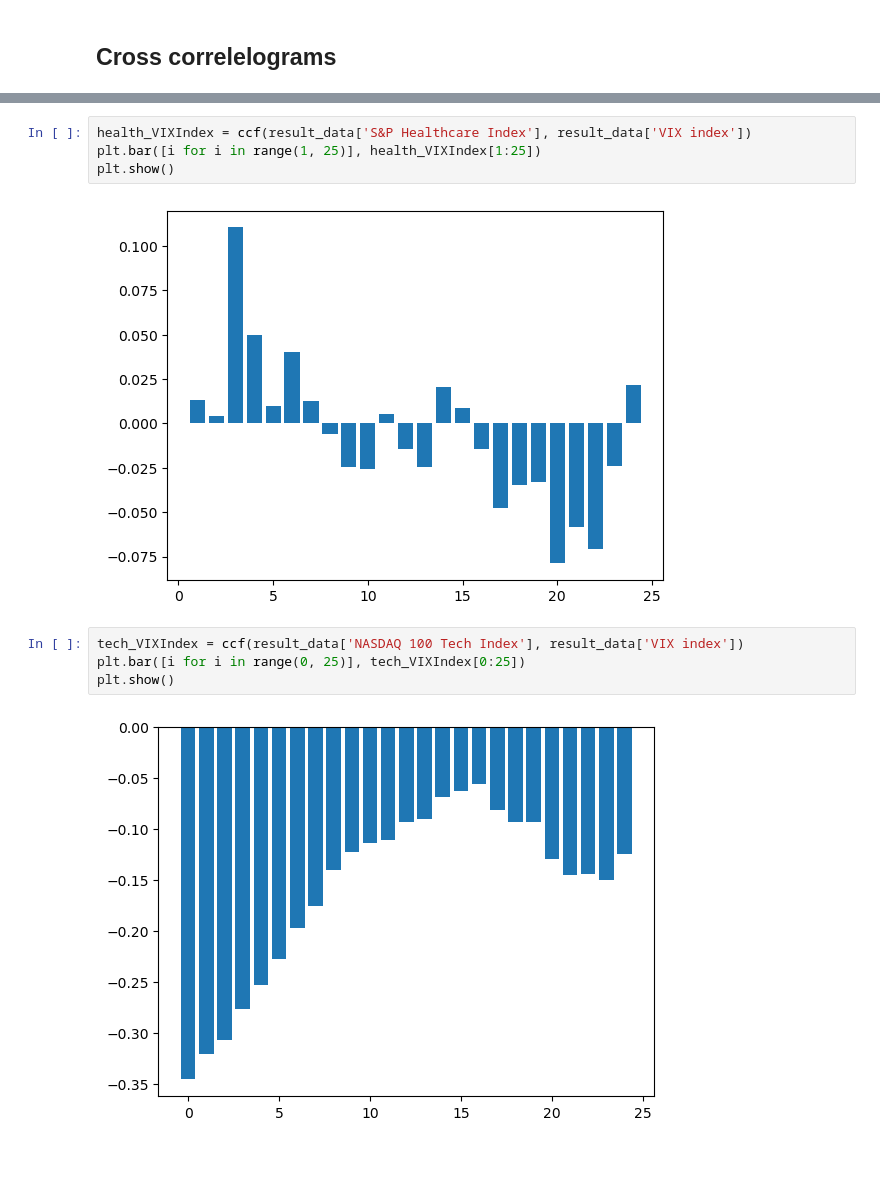
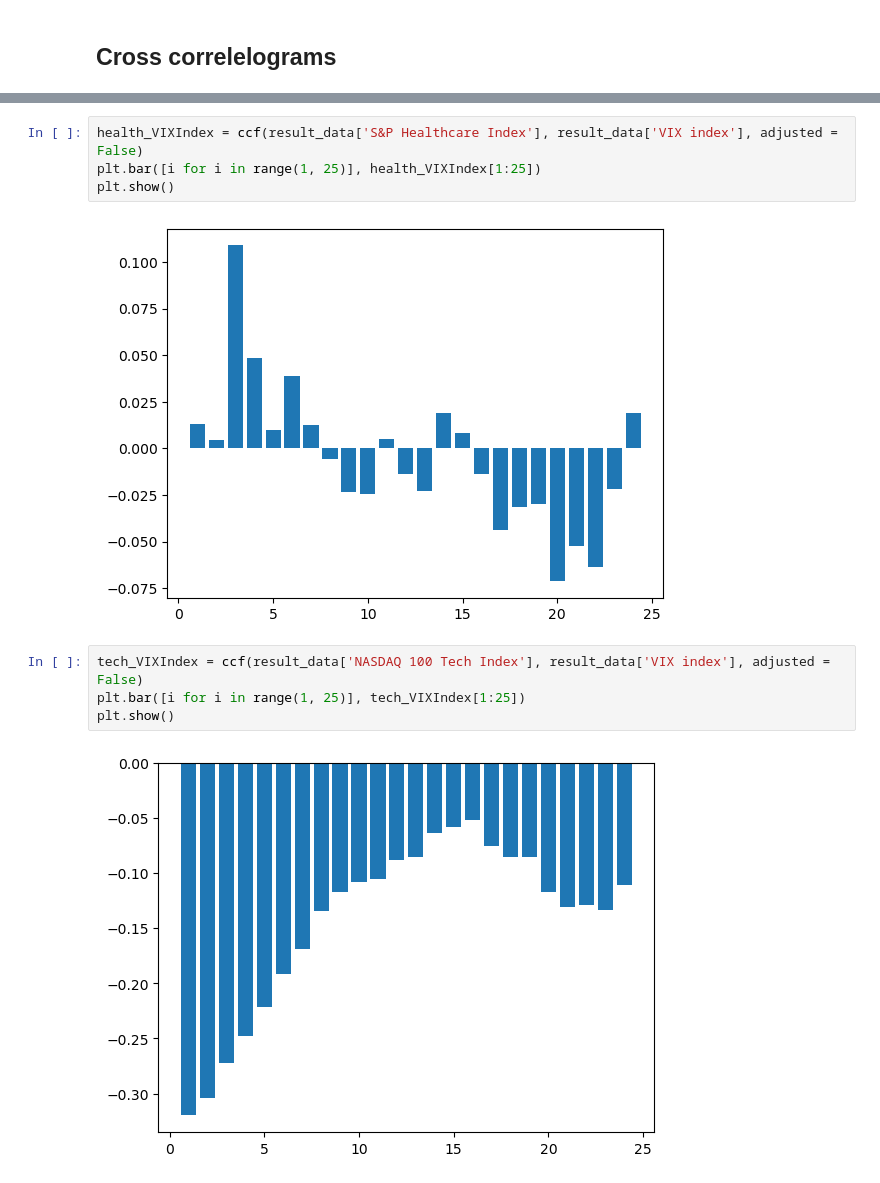
Before and after one commit to dg3358/ACTU-5842-Project, a Jupyter notebook: project_code.ipynb, the cells around one changed output, grey strips where cells are left out. Drawn from its saved outputs; the diff is of its cells as text.

```diff
--- a/project_code.ipynb
+++ b/project_code.ipynb
@@ -352,12 +352,12 @@ plt.show()
 # %%
-health_VIXIndex = ccf(result_data['S&P Healthcare Index'], result_data['VIX index'])
+health_VIXIndex = ccf(result_data['S&P Healthcare Index'], result_data['VIX index'], adjusted = False)
 plt.bar([i for i in range(1, 25)], health_VIXIndex[1:25])
 plt.show()
 # %% [output]
-[figure, old version]
+[figure, new version]
 # %%
-tech_VIXIndex = ccf(result_data['NASDAQ 100 Tech Index'], result_data['VIX index'])
-plt.bar([i for i in range(0, 25)], tech_VIXIndex[0:25])
+tech_VIXIndex = ccf(result_data['NASDAQ 100 Tech Index'], result_data['VIX index'], adjusted = False)
+plt.bar([i for i in range(1, 25)], tech_VIXIndex[1:25])
 plt.show()
 # %% [output]
-[figure, old version]
+[figure, new version]
```
Also changed, not shown: parts of 4 cells of this notebook.
